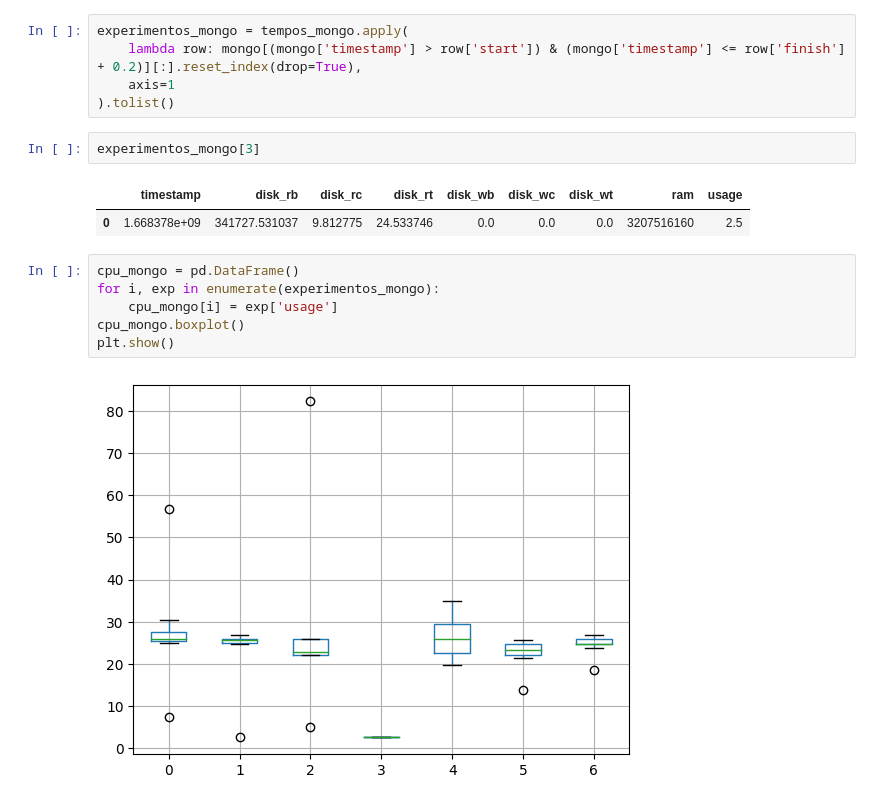
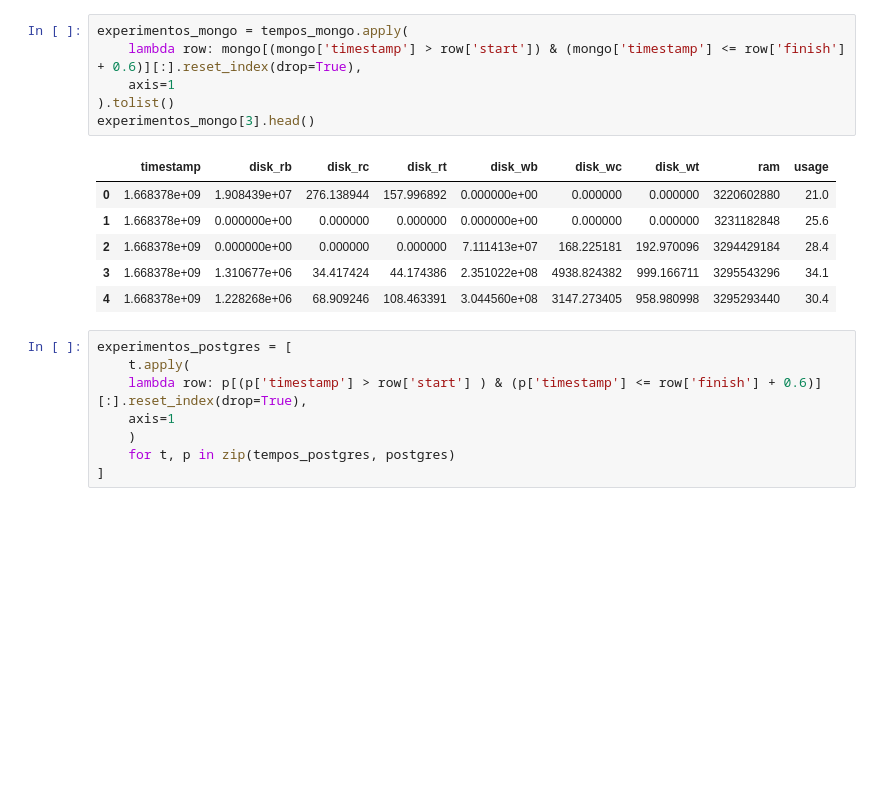
Before and after one commit to leticiapinho/banco-de-dados-MAC5760, a Jupyter notebook: experiment/Análise do desempenho.ipynb, the cells around one changed output. Saved outputs shown, nothing was run; the diff lists cells and outputs as text; blank space fills up the shorter version.

```diff
--- a/experiment/Análise do desempenho.ipynb
+++ b/experiment/Análise do desempenho.ipynb
@@ -23,18 +59,21 @@ dtype: float64
 # %%
 experimentos_mongo = tempos_mongo.apply(
-    lambda row: mongo[(mongo['timestamp'] > row['start']) & (mongo['timestamp'] <= row['finish'] + 0.2)][:].reset_index(drop=True),
+    lambda row: mongo[(mongo['timestamp'] > row['start']) & (mongo['timestamp'] <= row['finish'] + 0.6)][:].reset_index(drop=True),
     axis=1
 ).tolist()
+experimentos_mongo[3].head()
+# %% [output]
+|  | timestamp | disk_rb | disk_rc | disk_rt | disk_wb | disk_wc | disk_wt | ram | usage |
+| 0 | 1.668378e+09 | 1.908439e+07 | 276.138944 | 157.996892 | 0.000000e+00 | 0.000000 | 0.000000 | 3220602880 | 21.0 |
+| 1 | 1.668378e+09 | 0.000000e+00 | 0.000000 | 0.000000 | 0.000000e+00 | 0.000000 | 0.000000 | 3231182848 | 25.6 |
+| 2 | 1.668378e+09 | 0.000000e+00 | 0.000000 | 0.000000 | 7.111413e+07 | 168.225181 | 192.970096 | 3294429184 | 28.4 |
+| 3 | 1.668378e+09 | 1.310677e+06 | 34.417424 | 44.174386 | 2.351022e+08 | 4938.824382 | 999.166711 | 3295543296 | 34.1 |
+| 4 | 1.668378e+09 | 1.228268e+06 | 68.909246 | 108.463391 | 3.044560e+08 | 3147.273405 | 958.980998 | 3295293440 | 30.4 |
 # %%
-experimentos_mongo[3]
+experimentos_postgres = [
+    t.apply(
+    lambda row: p[(p['timestamp'] > row['start'] ) & (p['timestamp'] <= row['finish'] + 0.6)][:].reset_index(drop=True),
+    axis=1
+    )
+    for t, p in zip(tempos_postgres, postgres)
+]
-# %% [output]
-|  | timestamp | disk_rb | disk_rc | disk_rt | disk_wb | disk_wc | disk_wt | ram | usage |
-| 0 | 1.668378e+09 | 341727.531037 | 9.812775 | 24.533746 | 0.0 | 0.0 | 0.0 | 3207516160 | 2.5 |
-# %%
-cpu_mongo = pd.DataFrame()
-for i, exp in enumerate(experimentos_mongo):
-    cpu_mongo[i] = exp['usage']
-cpu_mongo.boxplot()
-plt.show()
-# %% [output]
-[figure, removed]
```
Also changed, not shown: parts of 13 cells of this notebook.
